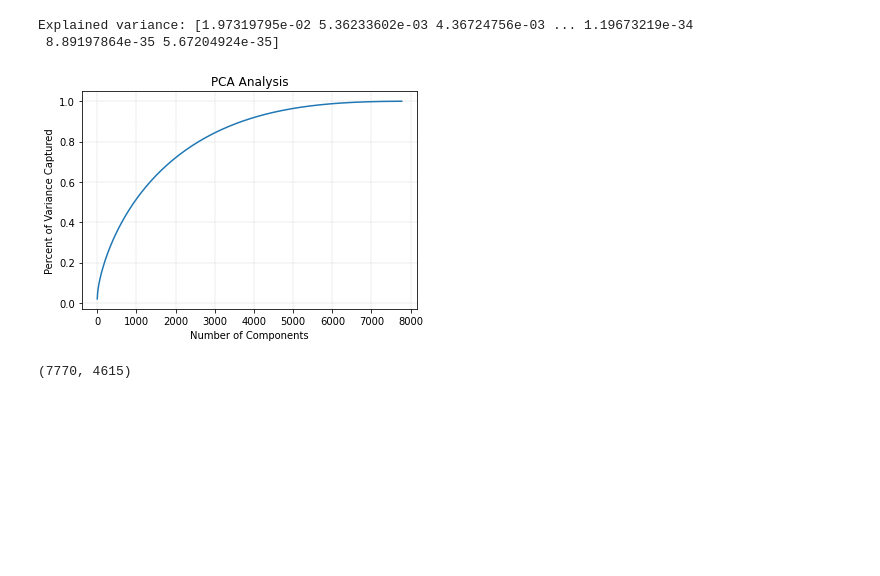
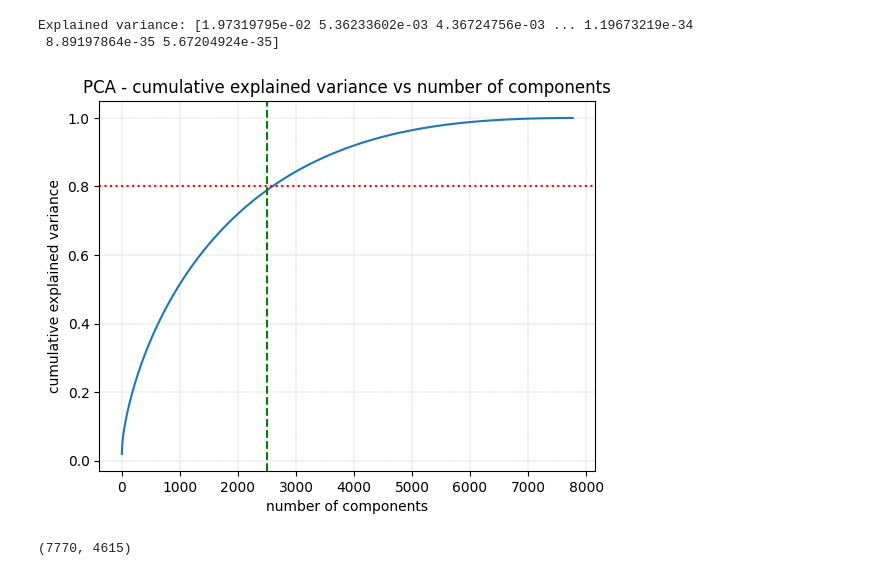
Before and after one commit to vyankath/Capstone_UL_NMTC, a Jupyter notebook: USC_Submission_NMTC.ipynb, the cells around one changed output. Drawn from its saved outputs; the diff is of its cells as text; code cells hidden in the pictures; blank space fills up the shorter version.

```diff
--- a/USC_Submission_NMTC.ipynb
+++ b/USC_Submission_NMTC.ipynb
@@ -1553,15 +1570,16 @@ Explained variance: [1.97319795e-02 5.36233602e-03 4.36724756e-03 ... 1.19673219
  8.89197864e-35 5.67204924e-35]
 # %%
 # Ploting the percent of variance captured versus the number of components in order to determine the reduced dimensions
-fig, ax = plt.subplots()
-ax.plot(range(1, len(variance)+1), np.cumsum(pca.explained_variance_ratio_))
-ax.set_xlabel('Number of Components')
-ax.set_ylabel('Percent of Variance Captured')
-ax.set_title('PCA Analysis')
+plt.plot(np.cumsum(pca.explained_variance_ratio_))
+plt.title('PCA - cumulative explained variance vs number of components')
+plt.xlabel('number of components')
+plt.ylabel('cumulative explained variance')
+plt.axhline(y= 0.8, color='red', linestyle='dotted')
+plt.axvline(x= 2500, color='green', linestyle='--')
 plt.grid(linestyle='--', linewidth=0.3)
 plt.show()
 # %% [output]
-[figure, old version]
+[figure, new version]
 # %%
 ## Now we are passing the argument so that we can capture 95% of variance.
 pca_tuned = PCA(n_components=0.95)                                  # Defining instance
```
Also changed, not shown: parts of 106 cells of this notebook.
